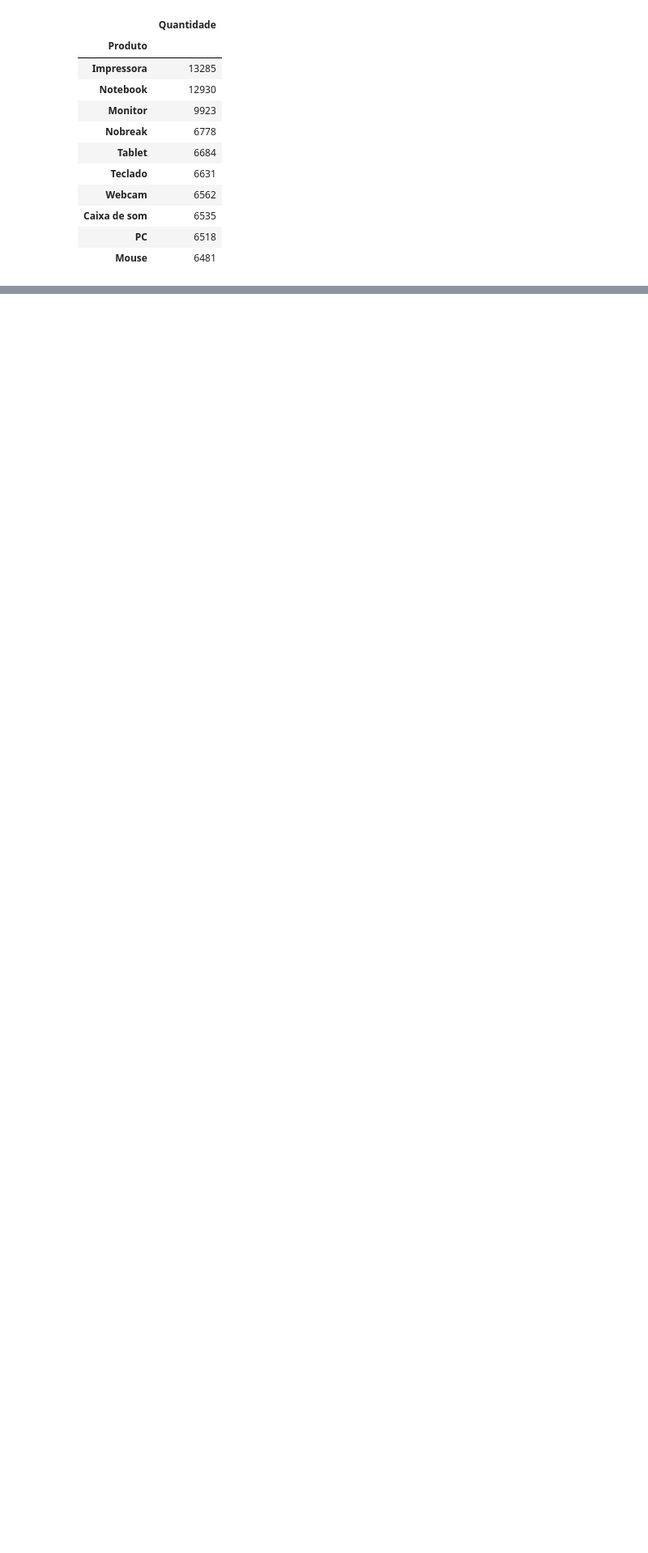
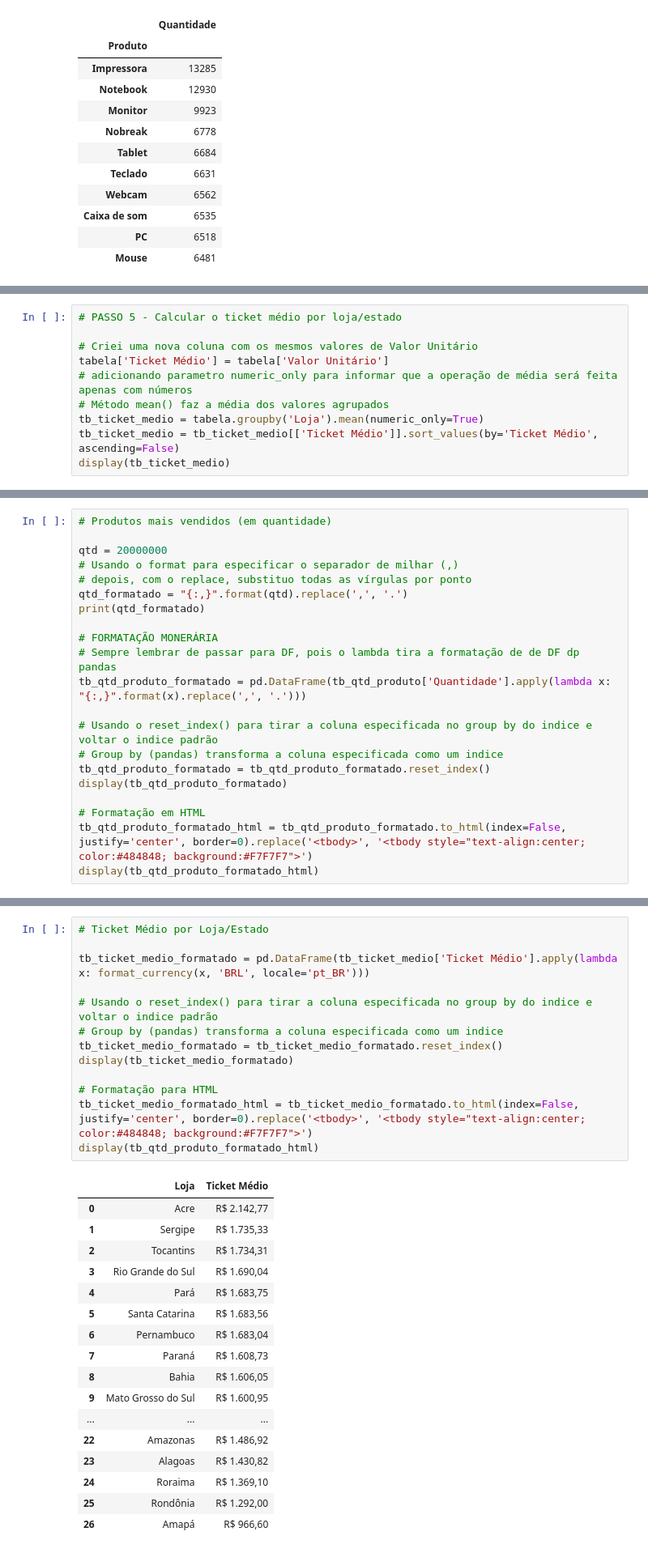
Before and after one commit to GuilhermeHenrii/Pytho-Data-Science-Udemy, a Jupyter notebook: Vendas/projeto1/projeto1.ipynb, the cells around one changed output, grey strips where cells are left out. Shown at 81% size. Drawn from its saved outputs; the diff is of its cells as text; blank space fills up the shorter version.

```diff
--- a/Vendas/projeto1/projeto1.ipynb
+++ b/Vendas/projeto1/projeto1.ipynb
@@ -53,0 +94,10 @@ display(tb_qtd_produto)
+# %%
+# PASSO 5 - Calcular o ticket médio por loja/estado
+
+# Criei uma nova coluna com os mesmos valores de Valor Unitário
+tabela['Ticket Médio'] = tabela['Valor Unitário']
+# adicionando parametro numeric_only para informar que a operação de média será feita apenas com números
+# Método mean() faz a média dos valores agrupados
+tb_ticket_medio = tabela.groupby('Loja').mean(numeric_only=True)
+tb_ticket_medio = tb_ticket_medio[['Ticket Médio']].sort_values(by='Ticket Médio', ascending=False)
+display(tb_ticket_medio)
@@ -53,0 +193,21 @@ display(tb_qtd_produto)
+# %%
+# Produtos mais vendidos (em quantidade)
+
+qtd = 20000000
+# Usando o format para especificar o separador de milhar (,)
+# depois, com o replace, substituo todas as vírgulas por ponto
+qtd_formatado = "{:,}".format(qtd).replace(',', '.')
+print(qtd_formatado)
+
+# FORMATAÇÃO MONERÁRIA
+# Sempre lembrar de passar para DF, pois o lambda tira a formatação de de DF dp pandas
+tb_qtd_produto_formatado = pd.DataFrame(tb_qtd_produto['Quantidade'].apply(lambda x: "{:,}".format(x).replace(',', '.')))
+
+# Usando o reset_index() para tirar a coluna especificada no group by do indice e voltar o indice padrão
+# Group by (pandas) transforma a coluna especificada como um indice
+tb_qtd_produto_formatado = tb_qtd_produto_formatado.reset_index()
+display(tb_qtd_produto_formatado)
+
+# Formatação em HTML
+tb_qtd_produto_formatado_html = tb_qtd_produto_formatado.to_html(index=False, justify='center', border=0).replace('<tbody>', '<tbody style="text-align:center; color:#484848; background:#F7F7F7">')
+display(tb_qtd_produto_formatado_html)
@@ -53,0 +254,31 @@ display(tb_qtd_produto)
+# %%
+# Ticket Médio por Loja/Estado
+
+tb_ticket_medio_formatado = pd.DataFrame(tb_ticket_medio['Ticket Médio'].apply(lambda x: format_currency(x, 'BRL', locale='pt_BR')))
+
+# Usando o reset_index() para tirar a coluna especificada no group by do indice e voltar o indice padrão
+# Group by (pandas) transforma a coluna especificada como um indice
+tb_ticket_medio_formatado = tb_ticket_medio_formatado.reset_index()
+display(tb_ticket_medio_formatado)
+
+# Formatação para HTML
+tb_ticket_medio_formatado_html = tb_ticket_medio_formatado.to_html(index=False, justify='center', border=0).replace('<tbody>', '<tbody style="text-align:center; color:#484848; background:#F7F7F7">')
+display(tb_qtd_produto_formatado_html)
+# %% [output]
+|  | Loja | Ticket Médio |
+| 0 | Acre | R$ 2.142,77 |
+| 1 | Sergipe | R$ 1.735,33 |
+| 2 | Tocantins | R$ 1.734,31 |
+| 3 | Rio Grande do Sul | R$ 1.690,04 |
+| 4 | Pará | R$ 1.683,75 |
+| 5 | Santa Catarina | R$ 1.683,56 |
+| 6 | Pernambuco | R$ 1.683,04 |
+| 7 | Paraná | R$ 1.608,73 |
+| 8 | Bahia | R$ 1.606,05 |
+| 9 | Mato Grosso do Sul | R$ 1.600,95 |
+| ... | ... | ... |
+| 22 | Amazonas | R$ 1.486,92 |
+| 23 | Alagoas | R$ 1.430,82 |
+| 24 | Roraima | R$ 1.369,10 |
+| 25 | Rondônia | R$ 1.292,00 |
+| 26 | Amapá | R$ 966,60 |
```
Also changed, not shown: parts of 11 cells of this notebook, 2 other files.
